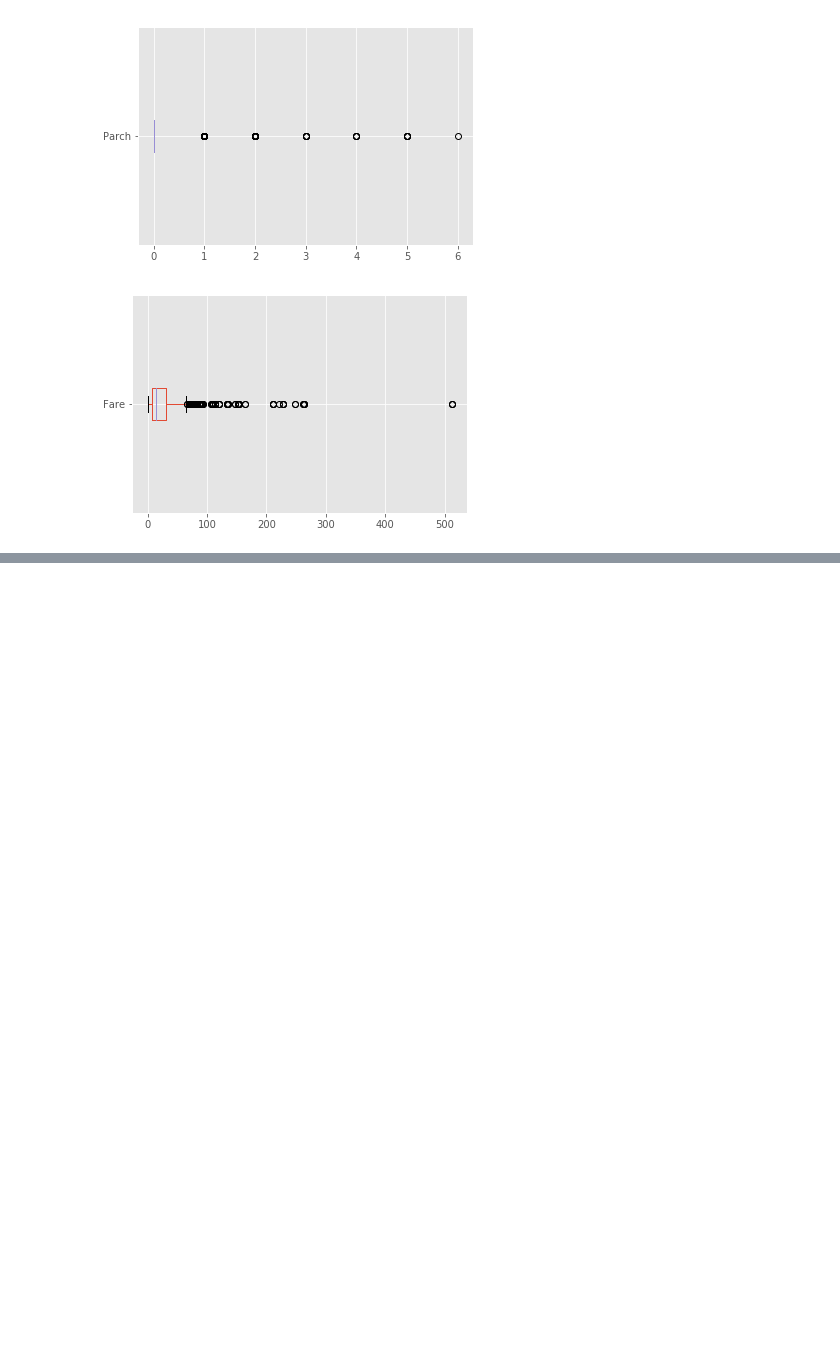
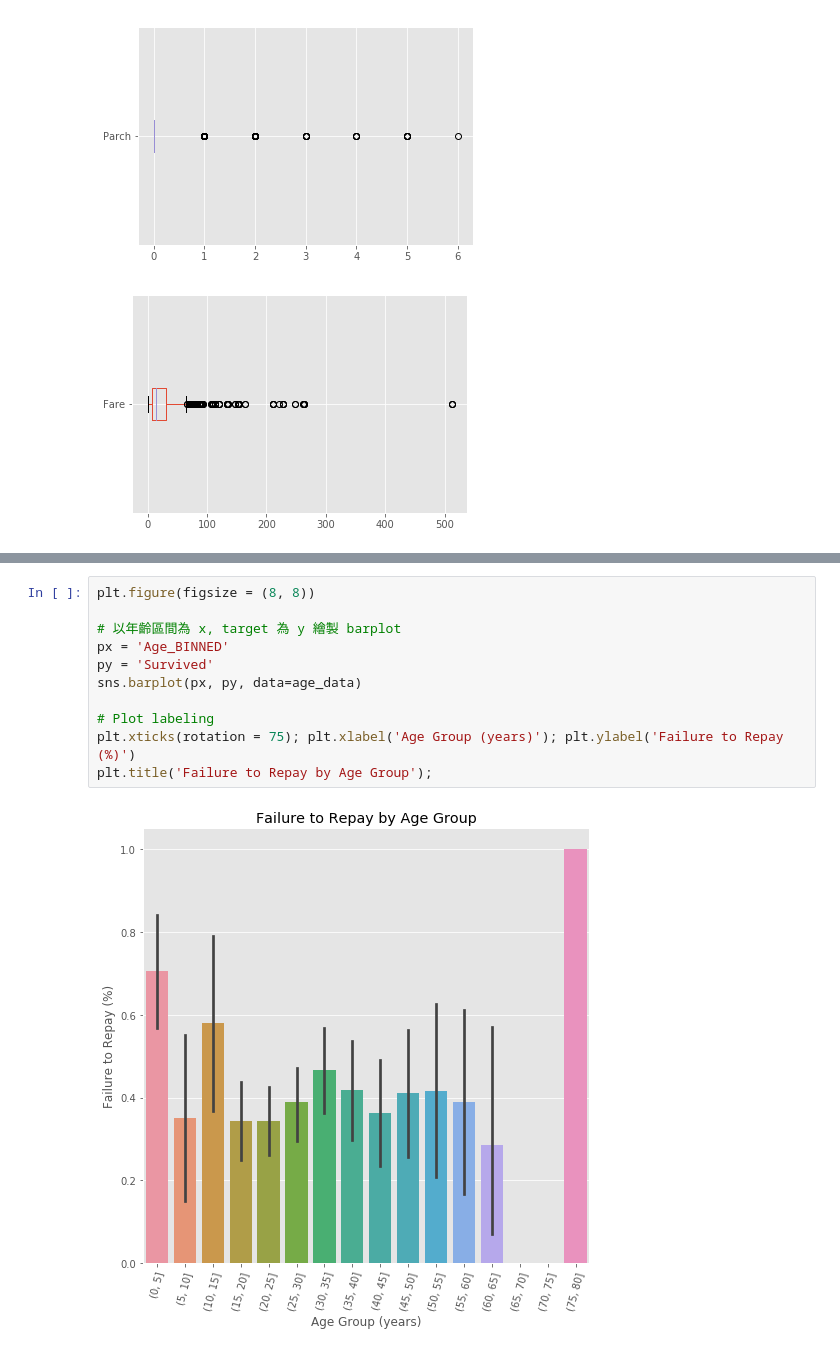
Before and after one commit to A103932033/ml-Titanic, a Jupyter notebook: ml_Titanic.ipynb, the cells around one changed output, grey strips where cells are left out. Saved outputs shown, nothing was run; the diff lists cells and outputs as text; blank space fills up the shorter version.

```diff
--- a/ml_Titanic.ipynb
+++ b/ml_Titanic.ipynb
@@ -122,0 +254,13 @@ Numbers of remained columns: 6
+# %%
+plt.figure(figsize = (8, 8))
+
+# 以年齡區間為 x, target 為 y 繪製 barplot
+px = 'Age_BINNED'
+py = 'Survived'
+sns.barplot(px, py, data=age_data)
+
+# Plot labeling
+plt.xticks(rotation = 75); plt.xlabel('Age Group (years)'); plt.ylabel('Failure to Repay (%)')
+plt.title('Failure to Repay by Age Group');
+# %% [output]
+[figure, added]
```
Also changed, not shown: parts of 16 cells of this notebook.
